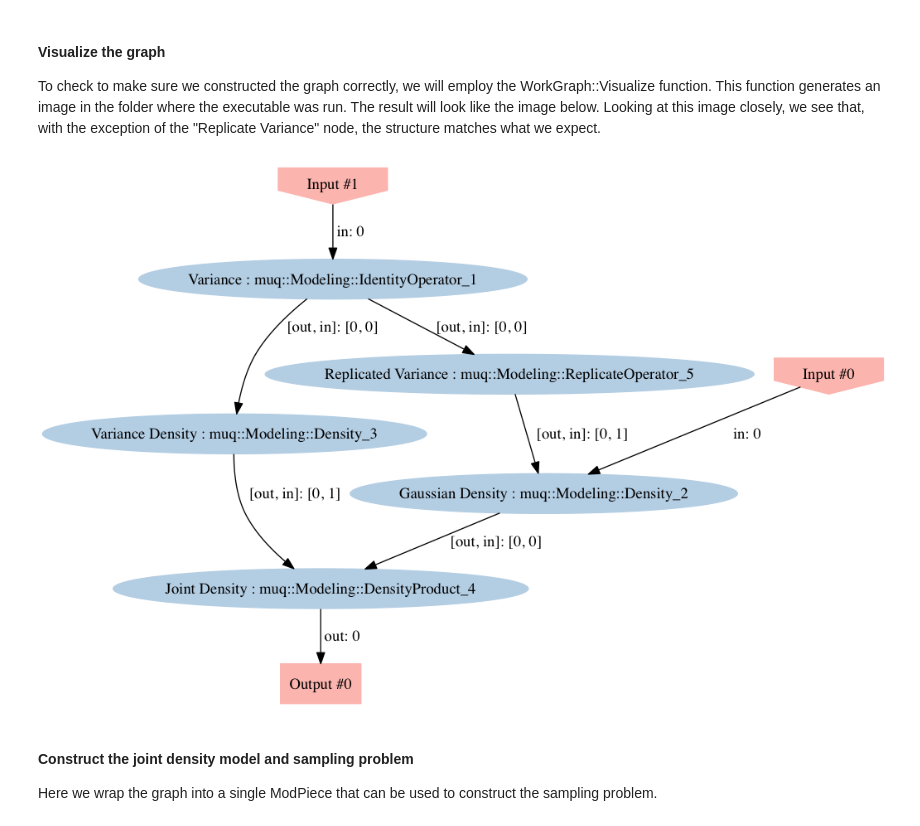
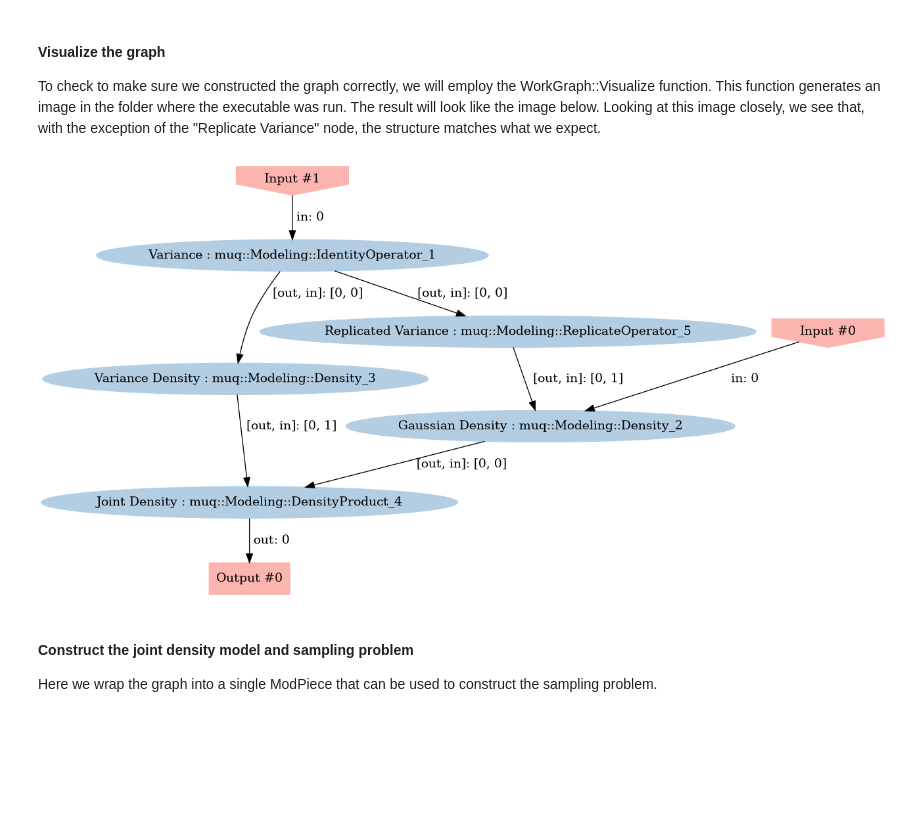
Before and after one commit to sebwolf-de/MUQ, a Jupyter notebook: examples/SamplingAlgorithms/MCMC/Example2_GaussianInverseGamma/python/GaussianGammaSampling.ipynb, the cells around one changed output. Cells and saved outputs as stored; diff of their text form; code cells hidden in the pictures; blank space fills up the shorter version.

```diff
--- a/examples/SamplingAlgorithms/MCMC/Example2_GaussianInverseGamma/python/GaussianGammaSampling.ipynb
+++ b/examples/SamplingAlgorithms/MCMC/Example2_GaussianInverseGamma/python/GaussianGammaSampling.ipynb
@@ -164,9 +162,9 @@ To check to make sure we constructed the graph correctly, we will employ the
 # %%
 graph.Visualize("DensityGraph.png")
 # %%
-Image(filename='DocFiles/DensityGraph.png')
+Image(filename='DensityGraph.png')
 # %% [output]
-[figure, old version]
+[figure, new version]
 # %% [markdown]
  #### Construct the joint density model and sampling problem
   Here we wrap the graph into a single ModPiece that can be used to construct the
```
Also changed, not shown: parts of 3 cells of this notebook.
